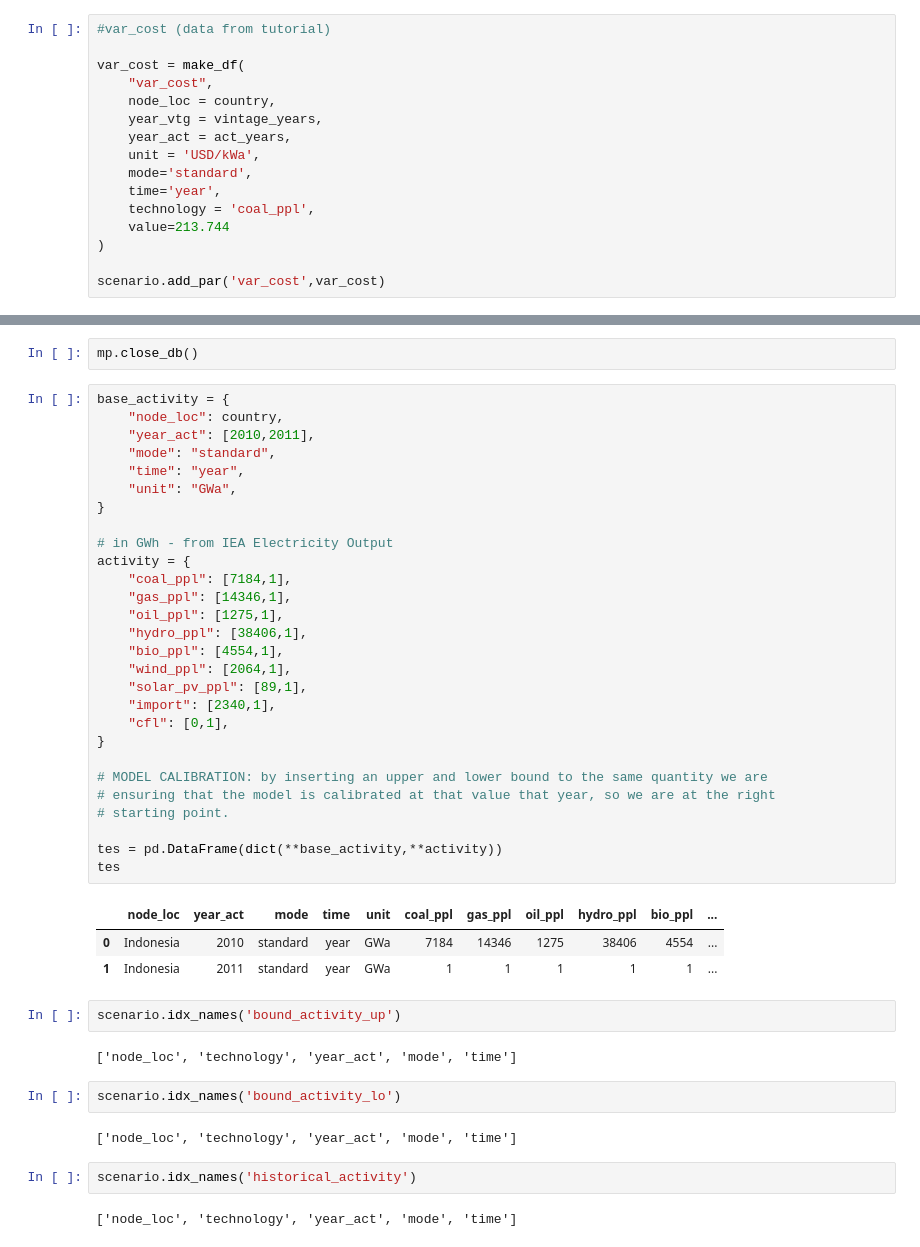
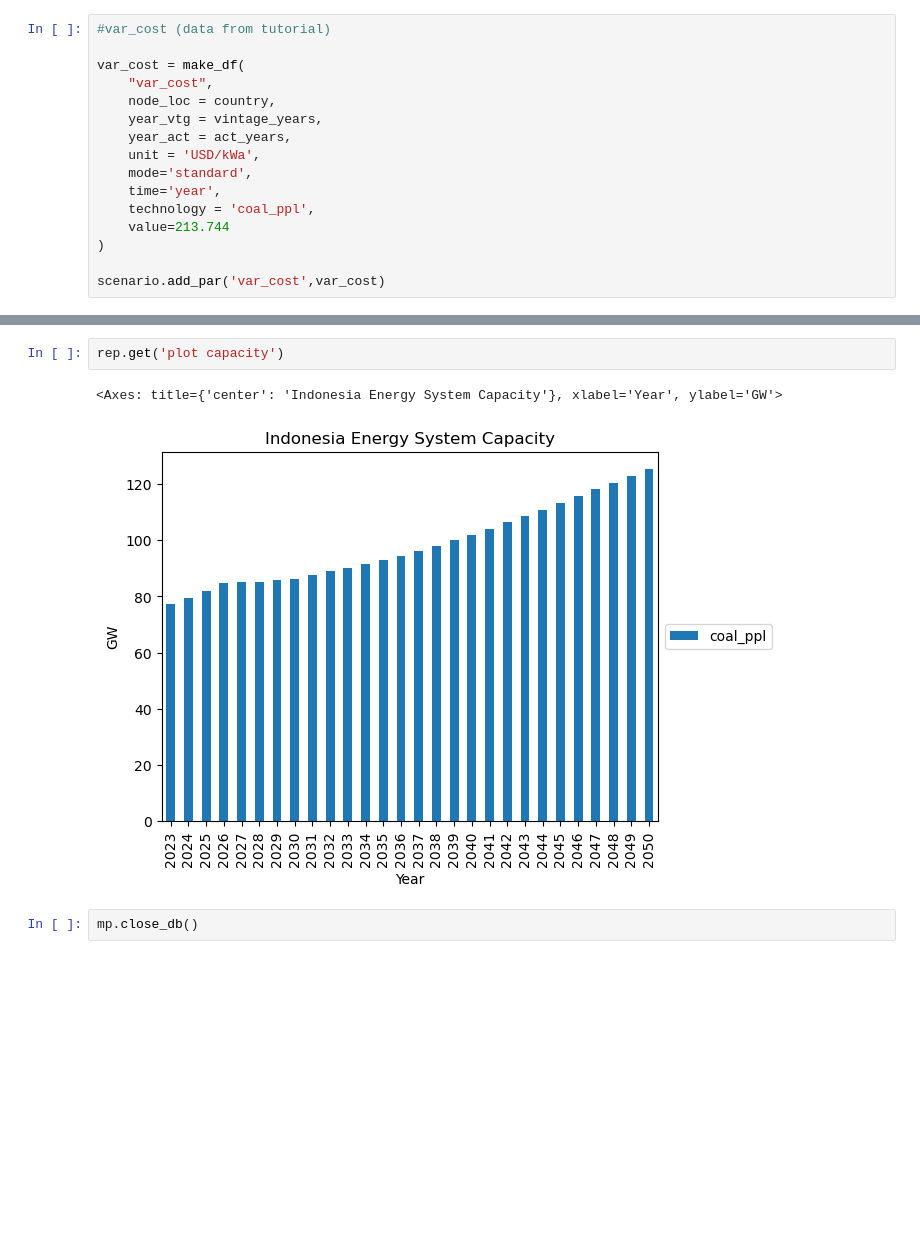
Before and after one commit to itangr31/messageix_indonesia_prototype, a Jupyter notebook: indonesia_baseline.ipynb, the cells around one changed output, grey strips where cells are left out. Cells and saved outputs as stored; diff of their text form; blank space fills up the shorter version.

```diff
--- a/indonesia_baseline.ipynb
+++ b/indonesia_baseline.ipynb
@@ -308,46 +378,7 @@ horizon[1:]
+# %%
+rep.get('plot capacity')
+# %% [output]
+<Axes: title={'center': 'Indonesia Energy System Capacity'}, xlabel='Year', ylabel='GW'>
+[figure, added]
 # %%
 mp.close_db()
-# %%
-base_activity = {
-    "node_loc": country,
-    "year_act": [2010,2011],
-    "mode": "standard",
-    "time": "year",
-    "unit": "GWa",
-}
-
-# in GWh - from IEA Electricity Output
-activity = {
-    "coal_ppl": [7184,1],
-    "gas_ppl": [14346,1],
-    "oil_ppl": [1275,1],
-    "hydro_ppl": [38406,1],
-    "bio_ppl": [4554,1],
-    "wind_ppl": [2064,1],
-    "solar_pv_ppl": [89,1],
-    "import": [2340,1],
-    "cfl": [0,1],
-}
-
-# MODEL CALIBRATION: by inserting an upper and lower bound to the same quantity we are
-# ensuring that the model is calibrated at that value that year, so we are at the right
-# starting point.
-
-tes = pd.DataFrame(dict(**base_activity,**activity))
-tes
-# %% [output]
-|  | node_loc | year_act | mode | time | unit | coal_ppl | gas_ppl | oil_ppl | hydro_ppl | bio_ppl | ... |
-| 0 | Indonesia | 2010 | standard | year | GWa | 7184 | 14346 | 1275 | 38406 | 4554 | ... |
-| 1 | Indonesia | 2011 | standard | year | GWa | 1 | 1 | 1 | 1 | 1 | ... |
-# %%
-scenario.idx_names('bound_activity_up')
-# %% [output]
-['node_loc', 'technology', 'year_act', 'mode', 'time']
-# %%
-scenario.idx_names('bound_activity_lo')
-# %% [output]
-['node_loc', 'technology', 'year_act', 'mode', 'time']
-# %%
-scenario.idx_names('historical_activity')
-# %% [output]
-['node_loc', 'technology', 'year_act', 'mode', 'time']
```
Also changed, not shown: parts of 27 cells of this notebook.
